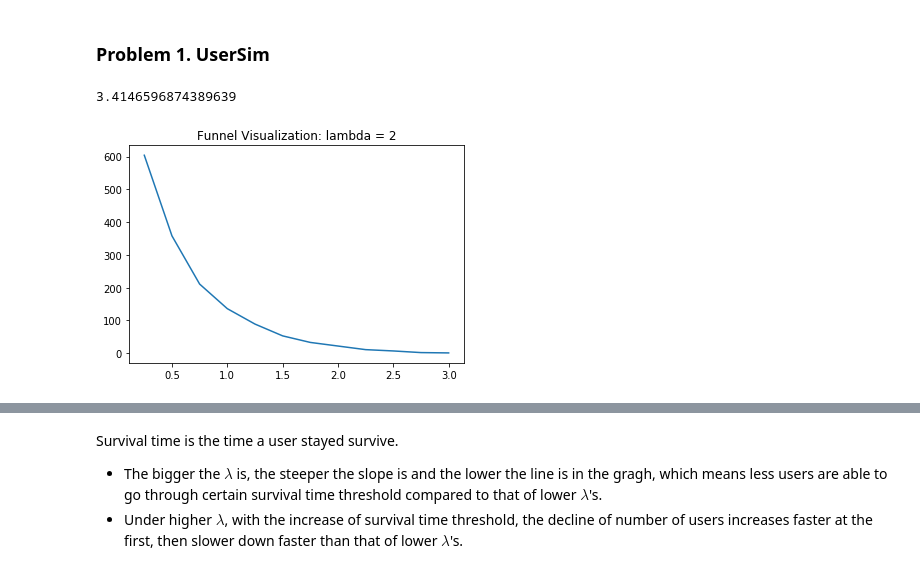
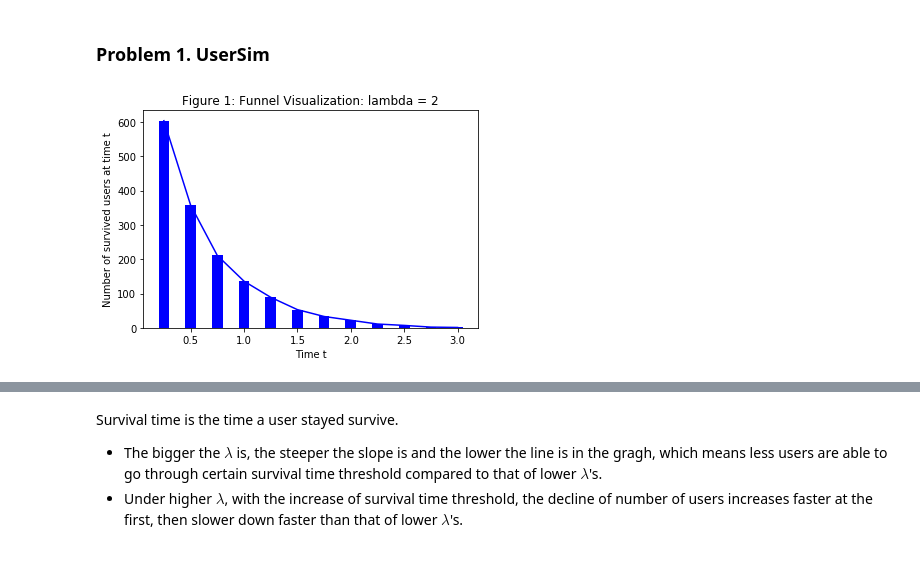
Before and after one commit to GongtingPeng/Funnel, a Jupyter notebook: Funnel.ipynb, the cells around one changed output, grey strips where cells are left out. Cells and saved outputs as stored; diff of their text form; code cells hidden in the pictures.

```diff
--- a/Funnel.ipynb
+++ b/Funnel.ipynb
@@ -14,7 +14,3 @@ def UserSim(n, my_lambda):
 np.random.seed(123)
 my_sim = UserSim(1000, 2)
 my_cum = np.cumsum(my_sim)
-# %%
-max(my_sim)
-# %% [output]
-3.4146596874389639
@@ -26,12 +24,19 @@ y = []
 for i in x:
     num = np.sum(np.array(my_sim) >= i)
     y.append(num)
+# %%
+plt.bar(x, y, width =0.1, color='b')
+plt.plot(x, y, color = 'b')
+plt.title('Figure 1: Funnel Visualization: lambda = 2')
+plt.xlabel('Time t')
+plt.ylabel('Number of survived users at time t')
+plt.show()
+# %% [output]
+[figure, added]
 # %%
-plt.plot(x,y)
-plt.title('Funnel Visualization: lambda = 2')
-plt.show()
+# plt.plot(x,y)
+# plt.title('Funnel Visualization: lambda = 2')
+# plt.show()
-# %% [output]
-[figure, removed]
 # %%
 lambdas = list(np.round(np.arange(0.2,3.2,0.2),2))
 # %%
```
Also changed, not shown: parts of 13 cells of this notebook.
